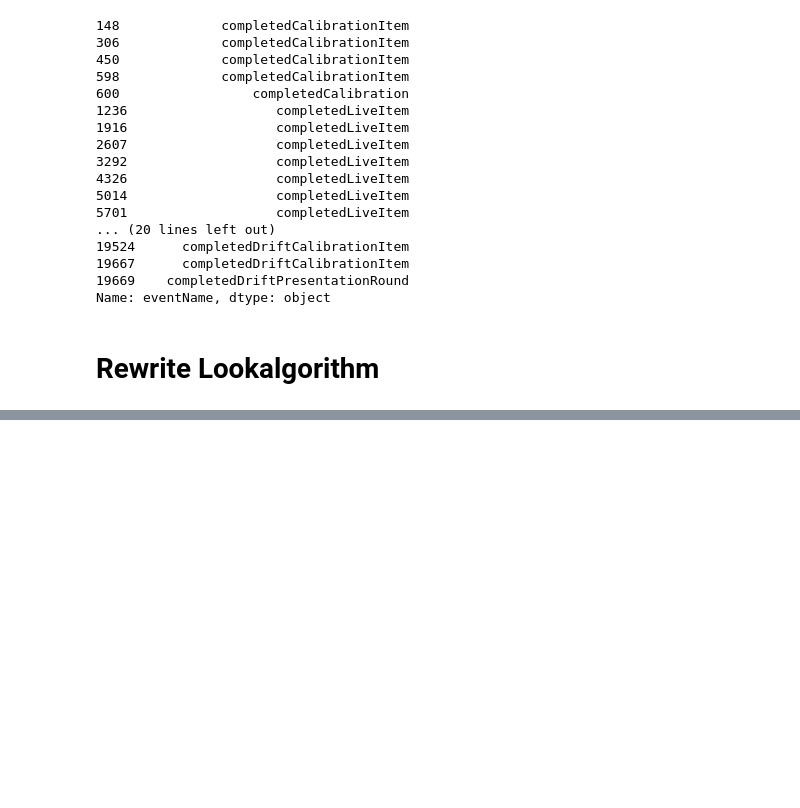
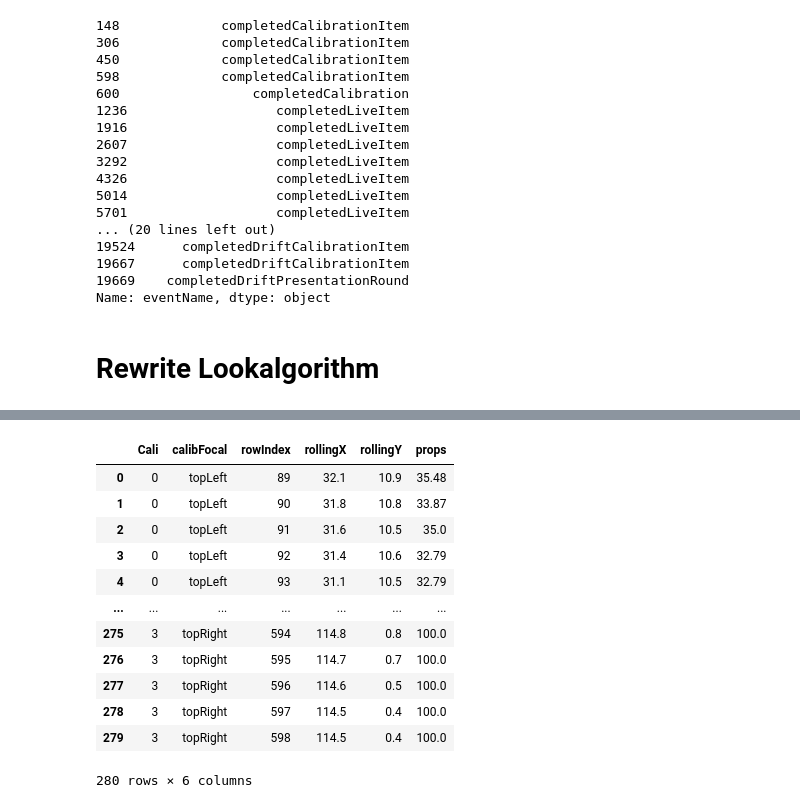
Before and after one commit to tianchu-shu/NWMSS, a Jupyter notebook: gaze.ipynb, the cells around one changed output, grey strips where cells are left out. Saved outputs shown, nothing was run; the diff lists cells and outputs as text; code cells hidden in the pictures; blank space fills up the shorter version.

```diff
--- a/gaze.ipynb
+++ b/gaze.ipynb
@@ -320,0 +374,16 @@ rlf
+# %%
+rv
+# %% [output]
+|  | Cali | calibFocal | rowIndex | rollingX | rollingY | props |
+| 0 | 0 | topLeft | 89 | 32.1 | 10.9 | 35.48 |
+| 1 | 0 | topLeft | 90 | 31.8 | 10.8 | 33.87 |
+| 2 | 0 | topLeft | 91 | 31.6 | 10.5 | 35.0 |
+| 3 | 0 | topLeft | 92 | 31.4 | 10.6 | 32.79 |
+| 4 | 0 | topLeft | 93 | 31.1 | 10.5 | 32.79 |
+| ... | ... | ... | ... | ... | ... | ... |
+| 275 | 3 | topRight | 594 | 114.8 | 0.8 | 100.0 |
+| 276 | 3 | topRight | 595 | 114.7 | 0.7 | 100.0 |
+| 277 | 3 | topRight | 596 | 114.6 | 0.5 | 100.0 |
+| 278 | 3 | topRight | 597 | 114.5 | 0.4 | 100.0 |
+| 279 | 3 | topRight | 598 | 114.5 | 0.4 | 100.0 |
+280 rows × 6 columns
```
Also changed, not shown: parts of 10 cells of this notebook.
